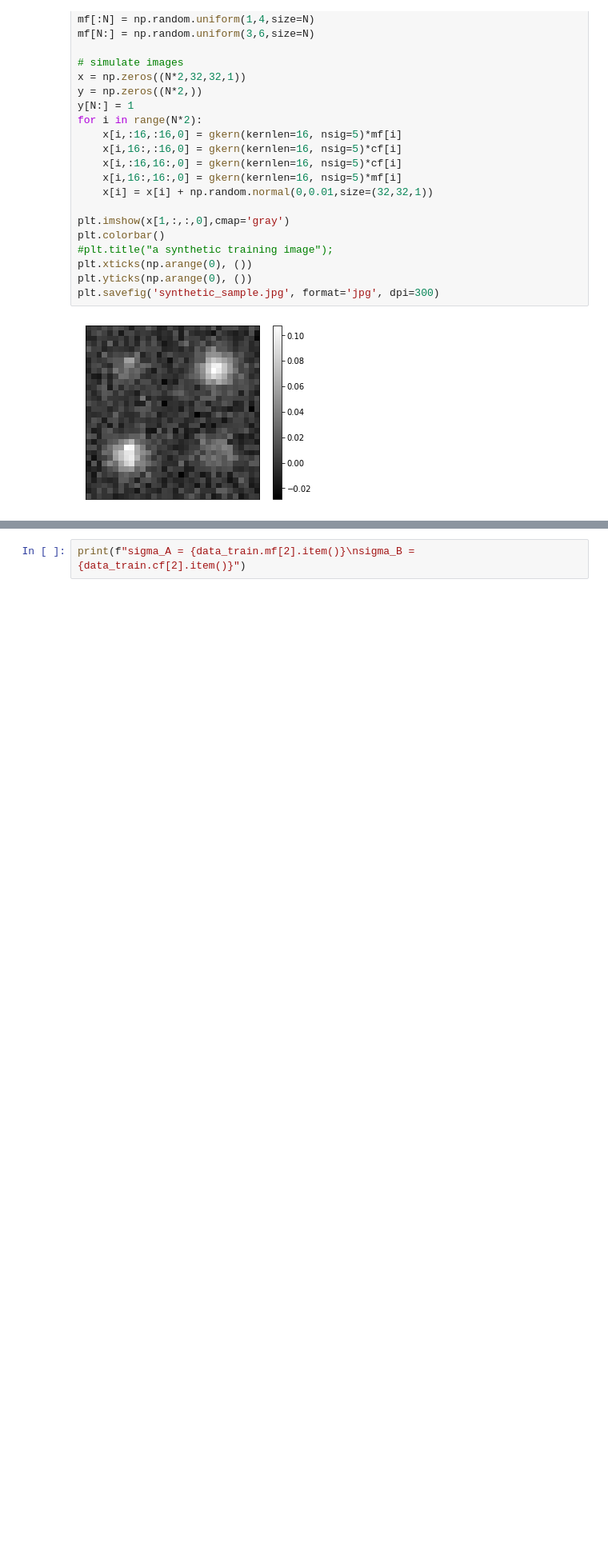
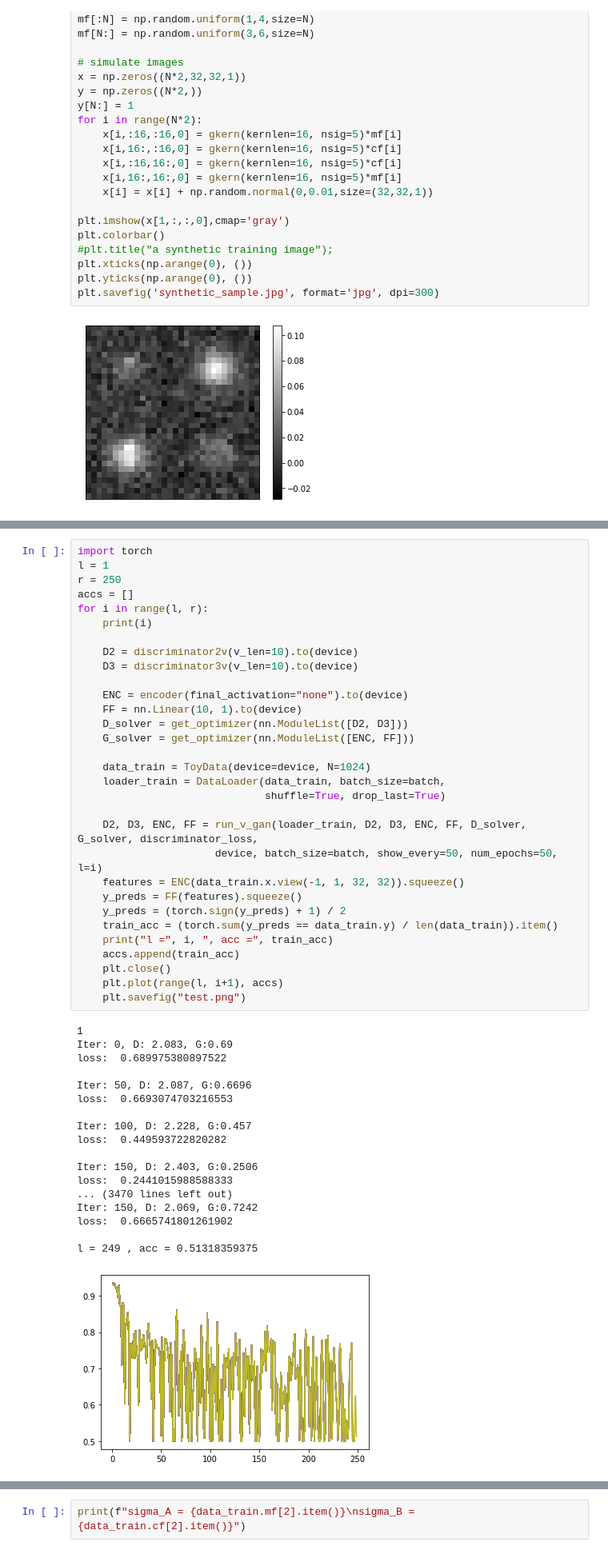
Before and after one commit to jensenhwa/NMA-GAN, a Jupyter notebook: nma_gan_vspace.ipynb, the cells around one changed output, grey strips where cells are left out. Shown at 80% size. Saved outputs shown, nothing was run; the diff lists cells and outputs as text; blank space fills up the shorter version.

```diff
--- a/nma_gan_vspace.ipynb
+++ b/nma_gan_vspace.ipynb
@@ -150,0 +152,50 @@ best l: 228 - 157
+# %%
+import torch
+l = 1
+r = 250
+accs = []
+for i in range(l, r):
+    print(i)
+
+    D2 = discriminator2v(v_len=10).to(device)
+    D3 = discriminator3v(v_len=10).to(device)
+
+    ENC = encoder(final_activation="none").to(device)
+    FF = nn.Linear(10, 1).to(device)
+    D_solver = get_optimizer(nn.ModuleList([D2, D3]))
+    G_solver = get_optimizer(nn.ModuleList([ENC, FF]))
+
+    data_train = ToyData(device=device, N=1024)
+    loader_train = DataLoader(data_train, batch_size=batch,
+                              shuffle=True, drop_last=True)
+
+    D2, D3, ENC, FF = run_v_gan(loader_train, D2, D3, ENC, FF, D_solver, G_solver, discriminator_loss,
+                      device, batch_size=batch, show_every=50, num_epochs=50, l=i)
+    features = ENC(data_train.x.view(-1, 1, 32, 32)).squeeze()
+    y_preds = FF(features).squeeze()
+    y_preds = (torch.sign(y_preds) + 1) / 2
+    train_acc = (torch.sum(y_preds == data_train.y) / len(data_train)).item()
+    print("l =", i, ", acc =", train_acc)
+    accs.append(train_acc)
+    plt.close()
+    plt.plot(range(l, i+1), accs)
+    plt.savefig("test.png")
+# %% [output]
+1
+Iter: 0, D: 2.083, G:0.69
+loss:  0.689975380897522
+
+Iter: 50, D: 2.087, G:0.6696
+loss:  0.6693074703216553
+
+Iter: 100, D: 2.228, G:0.457
+loss:  0.449593722820282
+
+Iter: 150, D: 2.403, G:0.2506
+loss:  0.2441015988588333
+... (3470 lines left out)
+Iter: 150, D: 2.069, G:0.7242
+loss:  0.6665741801261902
+
+l = 249 , acc = 0.51318359375
+[figure, added]
```
Also changed, not shown: parts of 5 cells of this notebook, 1 other file.
